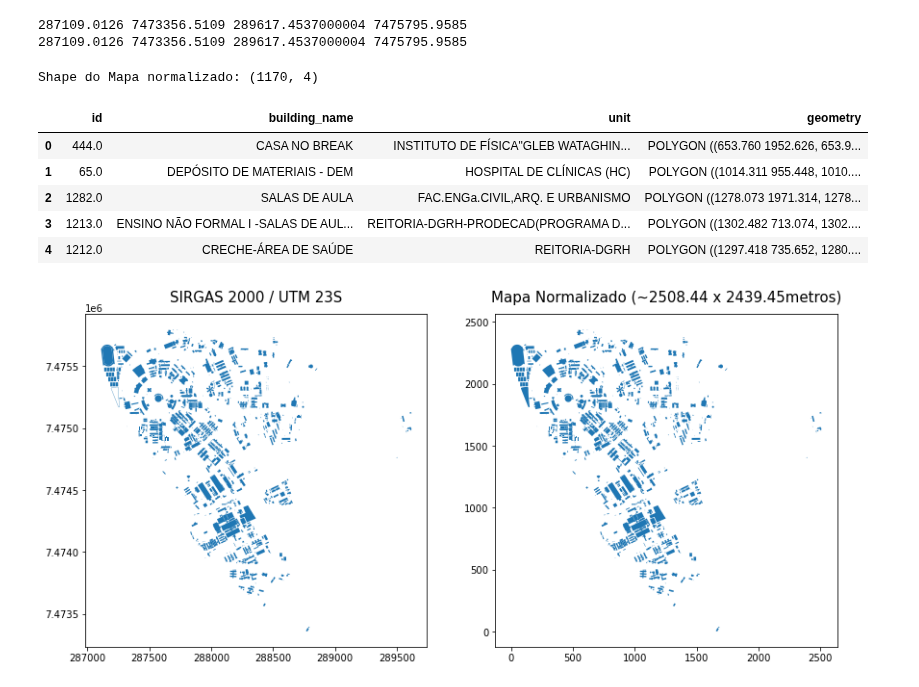
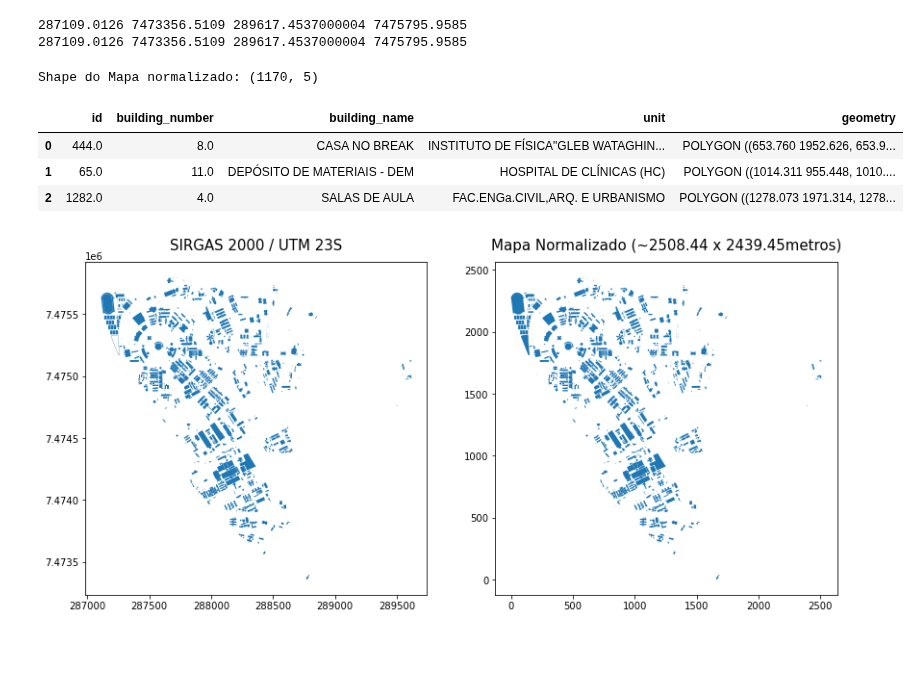
Before and after one commit to wasp-lahis/ns3-bmap, a Jupyter notebook: NS3/obstacle_exp/unicamp-arcgis-input-to-ns3/create-dataset-inputs-to-ns3.ipynb, the cells around one changed output. Drawn from its saved outputs; the diff is of its cells as text; code cells hidden in the pictures; blank space fills up the shorter version.

```diff
--- a/NS3/obstacle_exp/unicamp-arcgis-input-to-ns3/create-dataset-inputs-to-ns3.ipynb
+++ b/NS3/obstacle_exp/unicamp-arcgis-input-to-ns3/create-dataset-inputs-to-ns3.ipynb
@@ -149,8 +151,9 @@ y = np.array(all_coords_y).reshape(-1, 1)
 # create a normalized map with unicamp bounds
 
 # criando novo mapa, que conterá geometrias normalizadas
-mapa_normalizado = gpd.GeoDataFrame(columns=["id", "building_name","unit", "geometry"])
+mapa_normalizado = gpd.GeoDataFrame(columns=["id","building_number","building_name","unit", "geometry"])
 mapa_normalizado['id'] = unicamp_df['Id']
+mapa_normalizado['building_number'] = unicamp_df['PREDIO']
 mapa_normalizado['building_name'] = unicamp_df['NOME_DO_PR']
 mapa_normalizado['unit'] = unicamp_df['UNIDADE']
 
@@ -162,41 +165,39 @@ for geometry in range(len(unicamp_geometries)):
 
     # split all coordinates per geometry and get x coords and y coords
     x_coords = [all_coords_per_geometry[0][i][0] for i in range(len(all_coords_per_geometry[0]))]
     y_coords = [all_coords_per_geometry[0][i][1] for i in range(len(all_coords_per_geometry[0]))]
 
     # convert to 2D array
     x_coords = np.array(x_coords).reshape(-1, 1)
     y_coords = np.array(y_coords).reshape(-1, 1)
 
     # define limits of normalization
     scaler_x = MinMaxScaler(feature_range = (0, unicamp_maxx - unicamp_minx))
     scaler_y = MinMaxScaler(feature_range = (0, unicamp_maxy - unicamp_miny))
 
     # normalize with all all geometry coords x
     scaler_x.fit(x)
     transform_x = scaler_x.transform(x_coords)
 
     # normalize with all all geometry coords y
     scaler_y.fit(y)
     transform_y = scaler_y.transform(y_coords)
 
     # convert np array x and y normalized back to polygon
     building_geometry = np.append (transform_x, transform_y, axis=1)
     new_polygon = Polygon(building_geometry)
 
     mapa_normalizado.loc[geometry, 'geometry'] = new_polygon
 
 
 print('Shape do Mapa normalizado:', mapa_normalizado.shape)
-mapa_normalizado.head()
+mapa_normalizado.head(3)
 # %% [output]
-Shape do Mapa normalizado: (1170, 4)
+Shape do Mapa normalizado: (1170, 5)
-|  | id | building_name | unit | geometry |
-| 0 | 444.0 | CASA NO BREAK | INSTITUTO DE FÍSICA"GLEB WATAGHIN... | POLYGON ((653.760 1952.626, 653.9... |
-| 1 | 65.0 | DEPÓSITO DE MATERIAIS - DEM | HOSPITAL DE CLÍNICAS (HC) | POLYGON ((1014.311 955.448, 1010.... |
-| 2 | 1282.0 | SALAS DE AULA | FAC.ENGa.CIVIL,ARQ. E URBANISMO | POLYGON ((1278.073 1971.314, 1278... |
-| 3 | 1213.0 | ENSINO NÃO FORMAL I -SALAS DE AUL... | REITORIA-DGRH-PRODECAD(PROGRAMA D... | POLYGON ((1302.482 713.074, 1302.... |
-| 4 | 1212.0 | CRECHE-ÁREA DE SAÚDE | REITORIA-DGRH | POLYGON ((1297.418 735.652, 1280.... |
+|  | id | building_number | building_name | unit | geometry |
+| 0 | 444.0 | 8.0 | CASA NO BREAK | INSTITUTO DE FÍSICA"GLEB WATAGHIN... | POLYGON ((653.760 1952.626, 653.9... |
+| 1 | 65.0 | 11.0 | DEPÓSITO DE MATERIAIS - DEM | HOSPITAL DE CLÍNICAS (HC) | POLYGON ((1014.311 955.448, 1010.... |
+| 2 | 1282.0 | 4.0 | SALAS DE AULA | FAC.ENGa.CIVIL,ARQ. E URBANISMO | POLYGON ((1278.073 1971.314, 1278... |
 # %%
 # ANTES E DEPOIS DA NORMALIZAÇÃO
 
```
Also changed, not shown: parts of 35 cells of this notebook, 19 other files.
